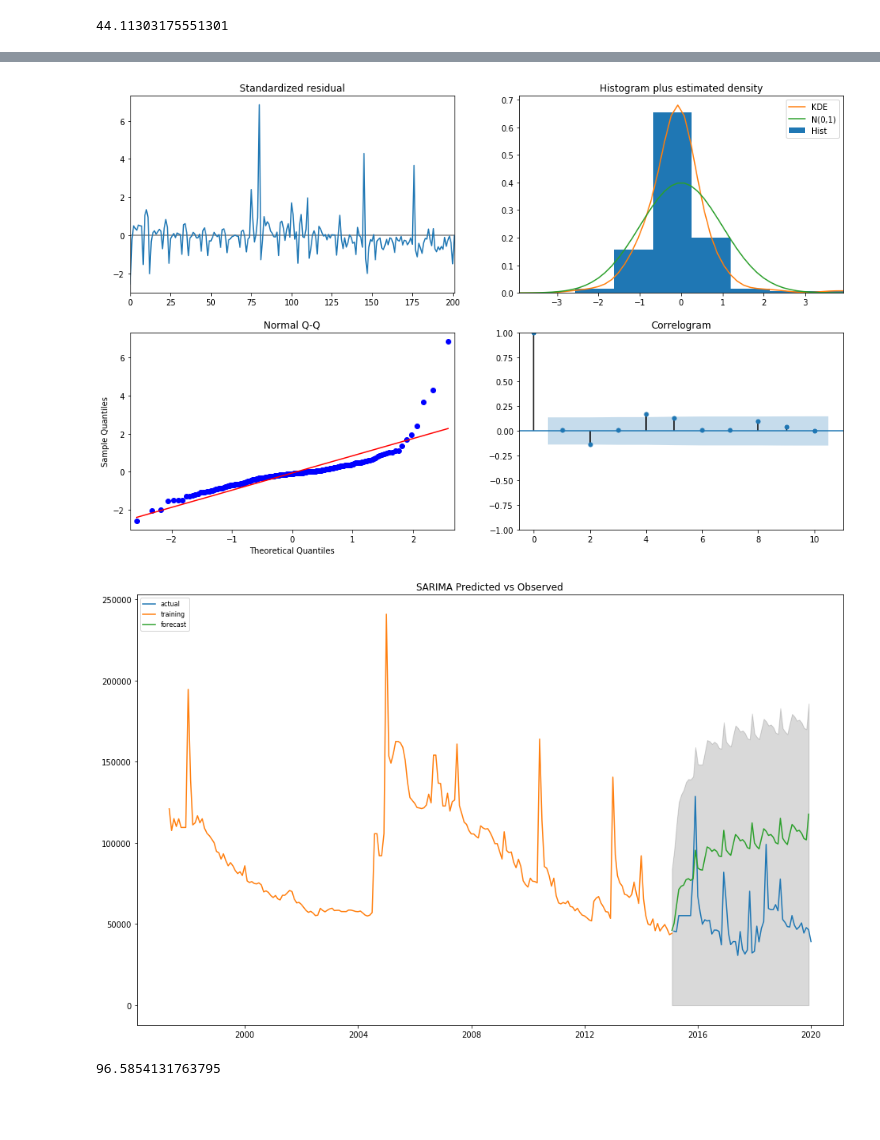
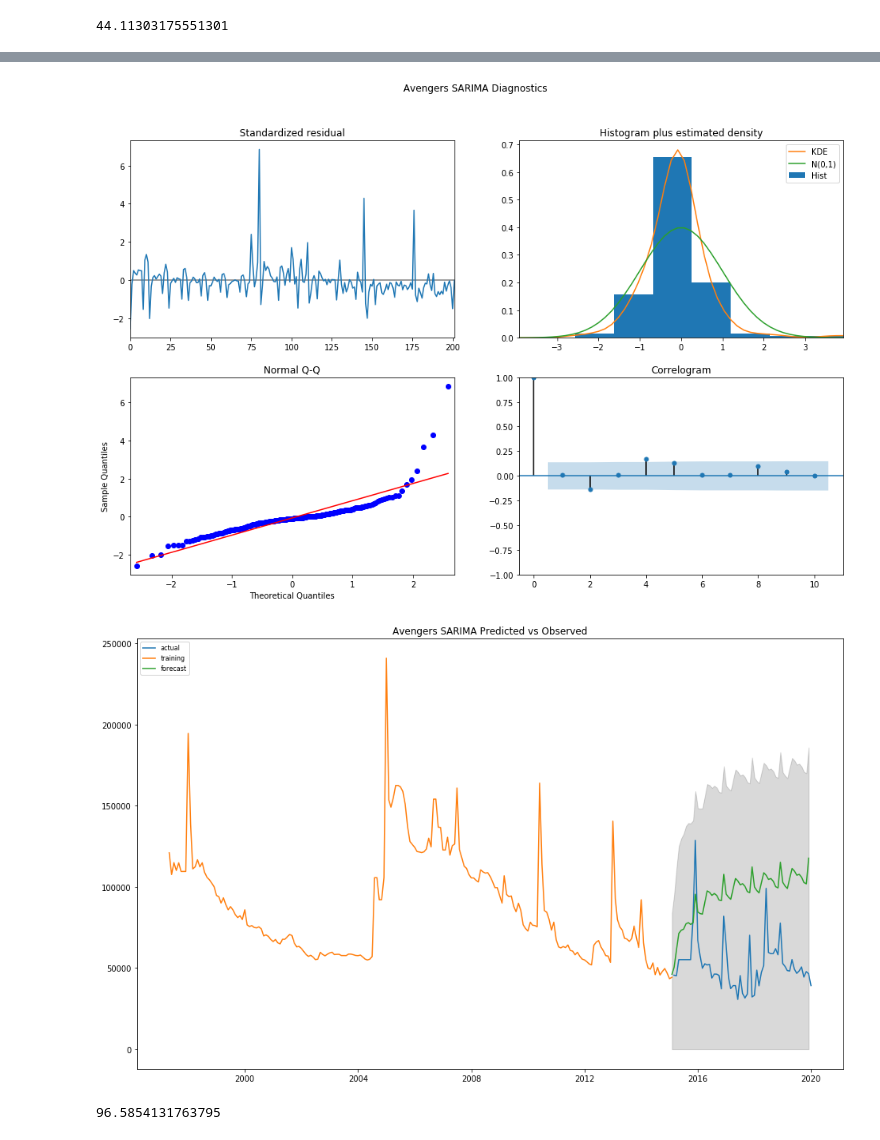
Before and after one commit to bgbarton0360/Capstone-Project-1, a Jupyter notebook: Avengers_Stat.ipynb, the cells around one changed output, grey strips where cells are left out. Drawn from its saved outputs; the diff is of its cells as text; code cells hidden in the pictures; blank space fills up the shorter version.

```diff
--- a/Avengers_Stat.ipynb
+++ b/Avengers_Stat.ipynb
@@ -305,9 +310,11 @@ Warnings:
 [2] Covariance matrix is singular or near-singular, with condition number 3.68e+25. Standard errors may be unstable.
 # %%
 model_train_sarima.plot_diagnostics(figsize=(16,10))
+plt.suptitle("Avengers SARIMA Diagnostics")
+plt.savefig('Avengers_Diag_SARIMA.png', dpi=300, bbox_inches='tight')
 plt.show()
 # %% [output]
-[figure, old version]
+[figure, new version]
 # %%
 # Forecast
 n_periods_sarima = 59
@@ -325,11 +332,12 @@ plt.plot(test_no_movie, label='actual')
 plt.plot(train_no_movie, label='training')
 plt.plot(fc_series_sarima, label='forecast')
 plt.fill_between(upper_series_sarima.index, upper_series_sarima, color='k', alpha=.15)
-plt.title("SARIMA Predicted vs Observed")
+plt.title("Avengers SARIMA Predicted vs Observed")
 plt.legend(loc='upper left', fontsize=8)
+plt.savefig('Avengers_Predict_SARIMA.png', dpi=300, bbox_inches='tight')
 plt.show()
 # %% [output]
-[figure, old version]
+[figure, new version]
 # %%
 mean_absolute_percentage_error(test_no_movie, fc_series_sarima)
 # %% [output]
```
Also changed, not shown: parts of 9 cells of this notebook, 36 other files.
